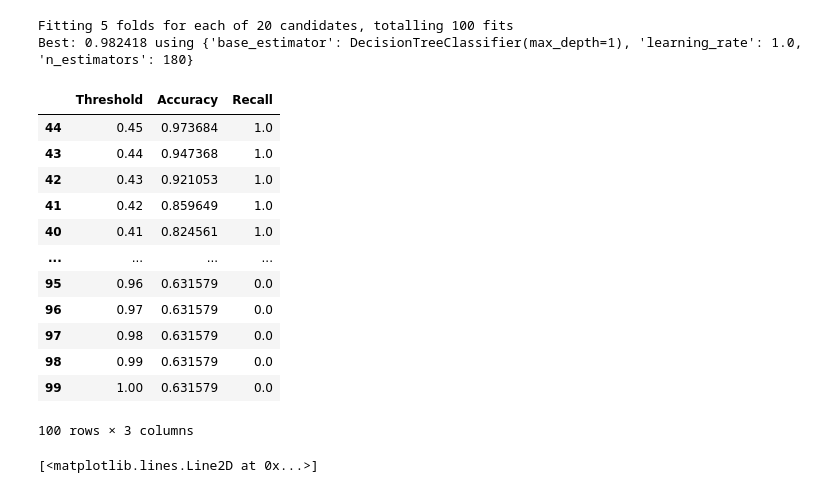
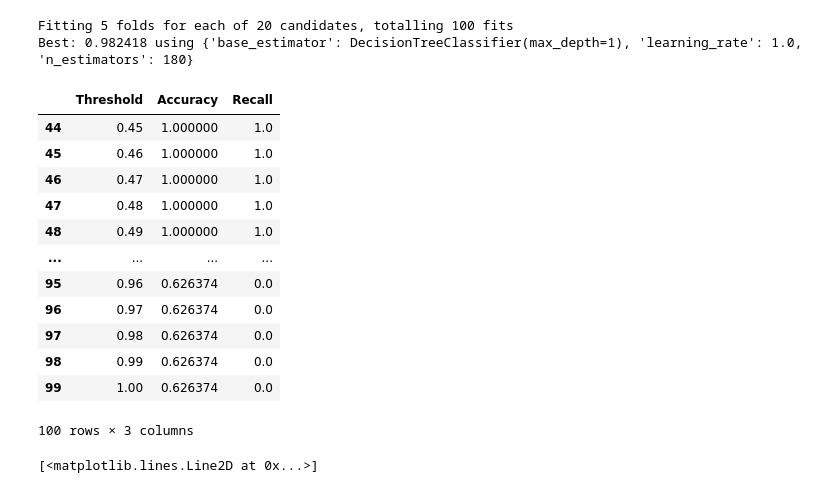
Before and after one commit to alandaz/Springrepo, a Jupyter notebook: RF_ADABoost.ipynb, the cells around one changed output. Cells and saved outputs as stored; diff of their text form; code cells hidden in the pictures.

```diff
--- a/RF_ADABoost.ipynb
+++ b/RF_ADABoost.ipynb
@@ -45,13 +45,13 @@ Best Parameters :  {'bootstrap': True, 'max_depth': 12, 'max_features': 0.5, 'ma
 model = RandomForestClassifier(random_state=1, n_jobs=-1, n_estimators=500,
                                max_features=0.5, bootstrap=True, max_depth=12, max_leaf_nodes=1100).fit(X_train, y_train)
 
-prob = model.predict_proba(X_test)[:,1]
+prob = model.predict_proba(X_train)[:,1]
 results = pd.DataFrame(columns=['Threshold', 'Accuracy', 'Recall'])
 
 for t in np.arange(0.01, 1.01, 0.01):
   pred = np.where(prob > t, 1, 0)
-  accuracy = accuracy_score(y_test, pred)
-  recall = recall_score(y_test, pred)
+  accuracy = accuracy_score(y_train, pred)
+  recall = recall_score(y_train, pred)
   results = pd.concat([results, pd.DataFrame({'Threshold':t, 'Accuracy':accuracy, 'Recall':recall},
                                              index=[0])]).reset_index(drop=True)
 
@@ -95,13 +95,13 @@ Best Parameters :  {'bootstrap': True, 'max_depth': 6, 'max_features': 0.4, 'max
 model = RandomForestClassifier(random_state=1, n_jobs=-1, n_estimators=500,
                                max_features=0.4, bootstrap=True, max_depth=6, max_leaf_nodes=500).fit(X_train, y_train)
 
-prob = model.predict_proba(X_test)[:,1]
+prob = model.predict_proba(X_train)[:,1]
 results = pd.DataFrame(columns=['Threshold', 'Accuracy', 'Recall'])
 
 for t in np.arange(0.01, 1.01, 0.01):
   pred = np.where(prob > t, 1, 0)
-  accuracy = accuracy_score(y_test, pred)
-  recall = recall_score(y_test, pred)
+  accuracy = accuracy_score(y_train, pred)
+  recall = recall_score(y_train, pred)
   results = pd.concat([results, pd.DataFrame({'Threshold':t, 'Accuracy':accuracy, 'Recall':recall},
                                              index=[0])]).reset_index(drop=True)
 
@@ -154,15 +168,15 @@ params = grid_result.cv_results_['params']
 Fitting 5 folds for each of 100 candidates, totalling 500 fits
 Best: 0.982418 using {'base_estimator': DecisionTreeClassifier(max_depth=1), 'learning_rate': 1.0, 'n_estimators': 200}
 # %%
-model = AdaBoostClassifier(estimator=DecisionTreeClassifier(max_depth=1), learning_rate=1, n_estimators=200).fit(X_train, y_train)
+model = AdaBoostClassifier(DecisionTreeClassifier(max_depth=1), learning_rate=1, n_estimators=200).fit(X_train, y_train)
 
-prob = model.predict_proba(X_test)[:,1]
+prob = model.predict_proba(X_train)[:,1]
 results = pd.DataFrame(columns=['Threshold', 'Accuracy', 'Recall'])
 
 for t in np.arange(0.01, 1.01, 0.01):
   pred = np.where(prob > t, 1, 0)
-  accuracy = accuracy_score(y_test, pred)
-  recall = recall_score(y_test, pred)
+  accuracy = accuracy_score(y_train, pred)
+  recall = recall_score(y_train, pred)
   results = pd.concat([results, pd.DataFrame({'Threshold':t, 'Accuracy':accuracy, 'Recall':recall},
                                              index=[0])]).reset_index(drop=True)
 
@@ -209,32 +223,32 @@ Best: 0.982418 using {'base_estimator': DecisionTreeClassifier(max_depth=1), 'le
 # %%
 model = AdaBoostClassifier(DecisionTreeClassifier(max_depth=1), learning_rate=1, n_estimators=190).fit(X_train, y_train)
 
-prob = model.predict_proba(X_test)[:,1]
+prob = model.predict_proba(X_train)[:,1]
 results = pd.DataFrame(columns=['Threshold', 'Accuracy', 'Recall'])
 
 for t in np.arange(0.01, 1.01, 0.01):
   pred = np.where(prob > t, 1, 0)
-  accuracy = accuracy_score(y_test, pred)
-  recall = recall_score(y_test, pred)
+  accuracy = accuracy_score(y_train, pred)
+  recall = recall_score(y_train, pred)
   results = pd.concat([results, pd.DataFrame({'Threshold':t, 'Accuracy':accuracy, 'Recall':recall},
                                              index=[0])]).reset_index(drop=True)
 
 results.sort_values(['Recall', 'Accuracy'], ascending=False)
 
 #Threshold 0.45 gives accuracy 97.3% with 100% recall - best
 # %% [output]
 |  | Threshold | Accuracy | Recall |
-| 44 | 0.45 | 0.973684 | 1.0 |
-| 43 | 0.44 | 0.947368 | 1.0 |
-| 42 | 0.43 | 0.921053 | 1.0 |
-| 41 | 0.42 | 0.859649 | 1.0 |
-| 40 | 0.41 | 0.824561 | 1.0 |
+| 44 | 0.45 | 1.000000 | 1.0 |
+| 45 | 0.46 | 1.000000 | 1.0 |
+| 46 | 0.47 | 1.000000 | 1.0 |
+| 47 | 0.48 | 1.000000 | 1.0 |
+| 48 | 0.49 | 1.000000 | 1.0 |
 | ... | ... | ... | ... |
-| 95 | 0.96 | 0.631579 | 0.0 |
-| 96 | 0.97 | 0.631579 | 0.0 |
-| 97 | 0.98 | 0.631579 | 0.0 |
-| 98 | 0.99 | 0.631579 | 0.0 |
-| 99 | 1.00 | 0.631579 | 0.0 |
+| 95 | 0.96 | 0.626374 | 0.0 |
+| 96 | 0.97 | 0.626374 | 0.0 |
+| 97 | 0.98 | 0.626374 | 0.0 |
+| 98 | 0.99 | 0.626374 | 0.0 |
+| 99 | 1.00 | 0.626374 | 0.0 |
 100 rows × 3 columns
 # %%
 plt.plot(results['Threshold'], results['Accuracy'])
```
Also changed, not shown: parts of 7 cells of this notebook, 1 other file.
